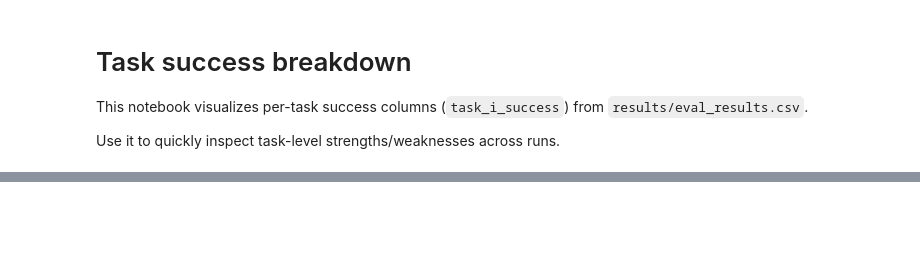
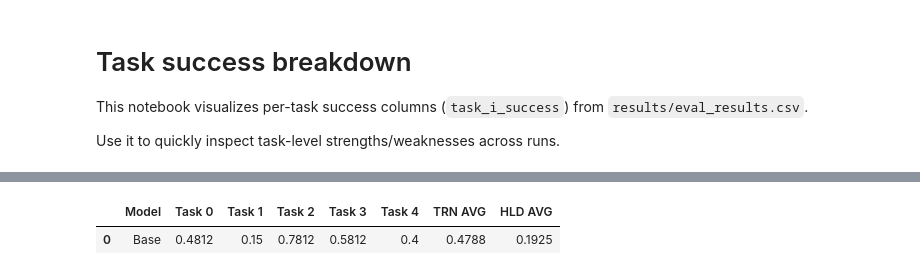
Before and after one commit to antoniomari/vla-continual-learning, a Jupyter notebook: visualization/02_task_success_breakdown.ipynb, the cells around one changed output, grey strips where cells are left out. Cells and saved outputs as stored; diff of their text form; code cells hidden in the pictures; blank space fills up the shorter version.

```diff
--- a/visualization/02_task_success_breakdown.ipynb
+++ b/visualization/02_task_success_breakdown.ipynb
@@ -57,3 +116,33 @@ task_means.to_frame("mean_success")
+# %%
+# Base model summary table (tasks 0-4 + TRN/HLD averages)
+task_cols_sorted = sorted(task_cols, key=lambda c: int(re.search(r"\d+", c).group()))
+
+# Use explicit baseline runs when present, otherwise fall back to all rows.
+base_mask = df["experiment_name"].fillna("").str.fullmatch("test_openvla", case=False)
+base_df = df.loc[base_mask] if base_mask.any() else df
+
+base_means = base_df[task_cols_sorted].mean()
+
+task_indices = [0, 1, 2, 3, 4]
+trn_cols = [f"task_{i}_success" for i in range(5) if f"task_{i}_success" in base_means.index]
+hld_cols = [f"task_{i}_success" for i in range(5, 10) if f"task_{i}_success" in base_means.index]
+
+summary_row = {"Model": "Base"}
+for i in task_indices:
+    col = f"task_{i}_success"
+    summary_row[f"Task {i}"] = base_means[col] if col in base_means.index else float("nan")
+
+summary_row["TRN AVG"] = base_means[trn_cols].mean() if trn_cols else float("nan")
+summary_row["HLD AVG"] = base_means[hld_cols].mean() if hld_cols else float("nan")
+
+summary_df = pd.DataFrame([summary_row])
+column_order = ["Model"] + [f"Task {i}" for i in task_indices] + ["TRN AVG", "HLD AVG"]
+summary_df = summary_df[column_order].round(4)
+
+summary_df
+# %% [output]
+|  | Model | Task 0 | Task 1 | Task 2 | Task 3 | Task 4 | TRN AVG | HLD AVG |
+| 0 | Base | 0.4812 | 0.15 | 0.7812 | 0.5812 | 0.4 | 0.4788 | 0.1925 |
 # %%
 # Optional: compare only OPD-named runs vs all others (if names follow eval_opd_*)
 if "experiment_name" in df.columns:
```
Also changed, not shown: parts of 5 cells of this notebook, 6 other files.
